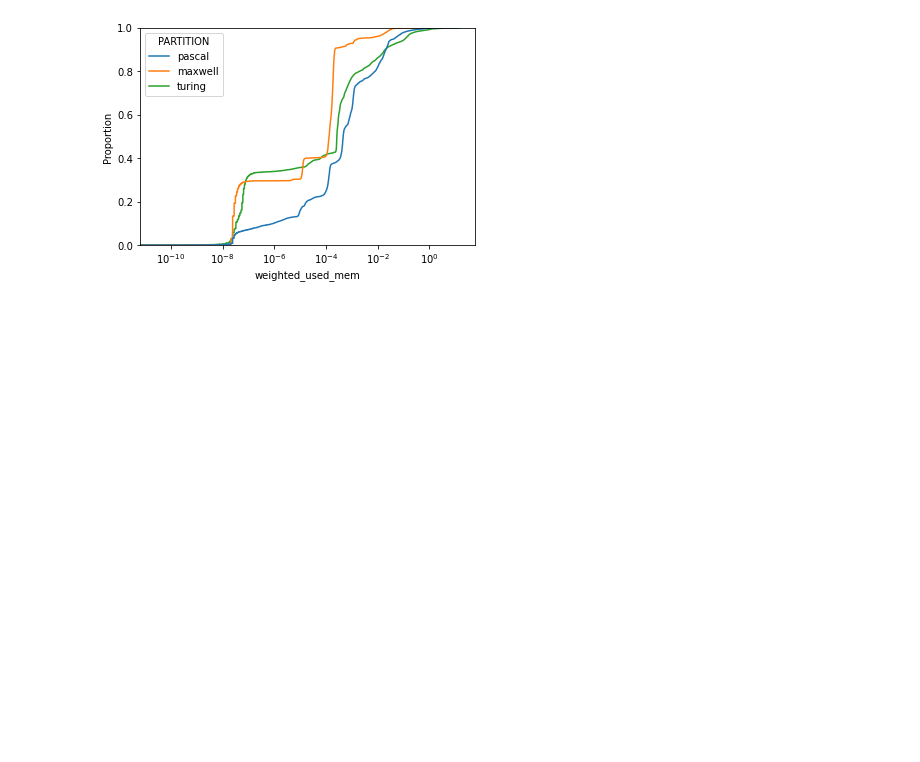
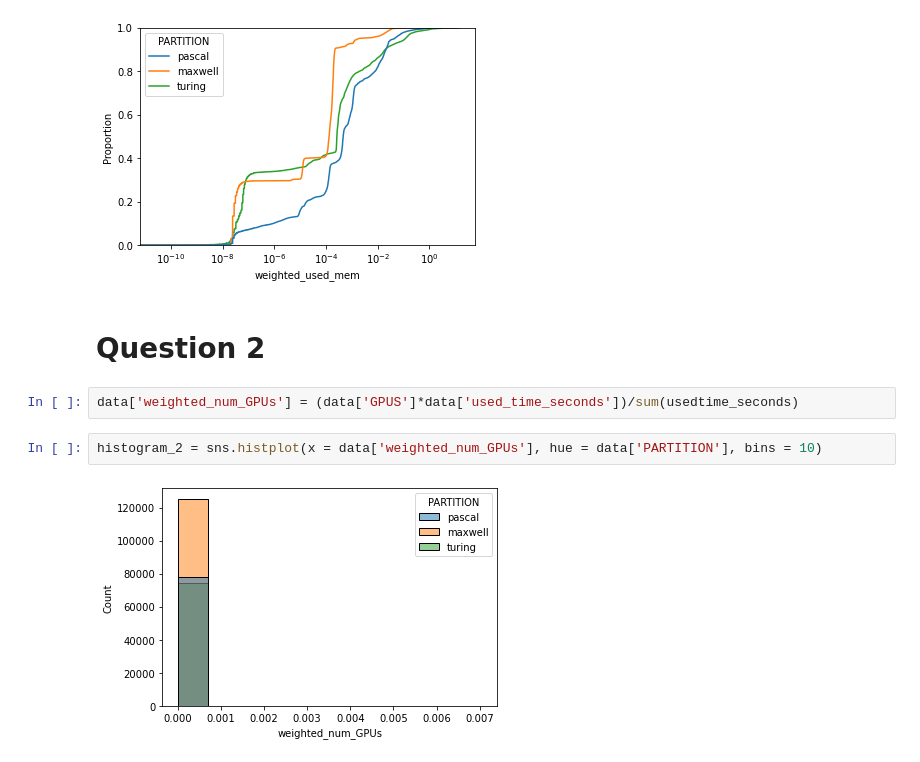
Before and after one commit to nss-data-science-cohort-6/accre_project-malted_milk_balls, a Jupyter notebook: notebooks/ACCRE_data_notebook.ipynb, the cells around one changed output. Drawn from its saved outputs; the diff is of its cells as text; blank space fills up the shorter version.

```diff
--- a/notebooks/ACCRE_data_notebook.ipynb
+++ b/notebooks/ACCRE_data_notebook.ipynb
@@ -115,3 +115,11 @@ cdf_plot.set(xscale= 'log')
 plt.show()
 # %% [output]
 [figure]
+# %% [markdown]
+# Question 2
+# %%
+data['weighted_num_GPUs'] = (data['GPUS']*data['used_time_seconds'])/sum(usedtime_seconds)
+# %%
+histogram_2 = sns.histplot(x = data['weighted_num_GPUs'], hue = data['PARTITION'], bins = 10)
+# %% [output]
+[figure, added]
```
Also changed, not shown: parts of 15 cells of this notebook, 2 other files.
